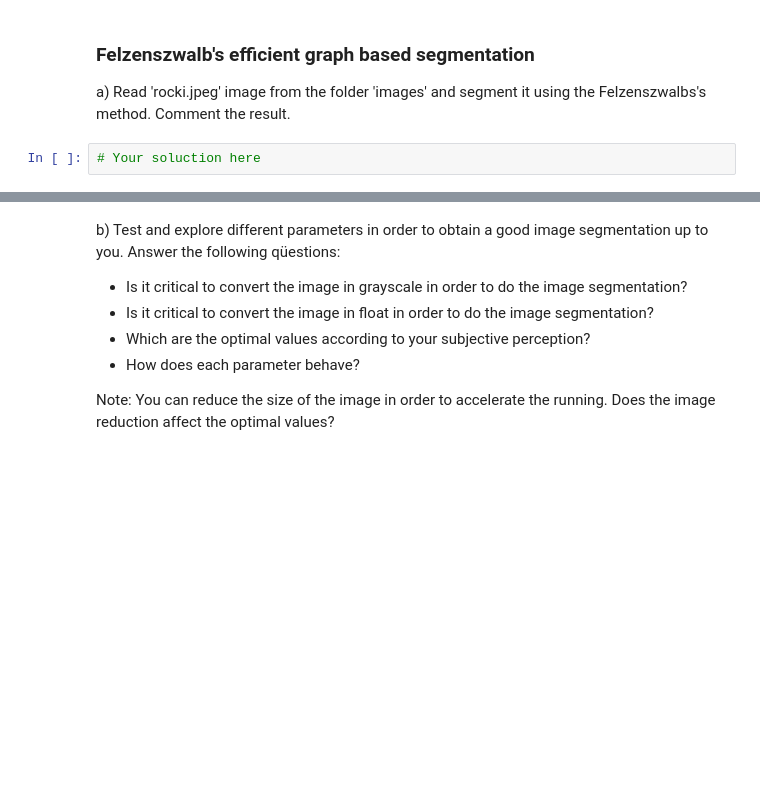
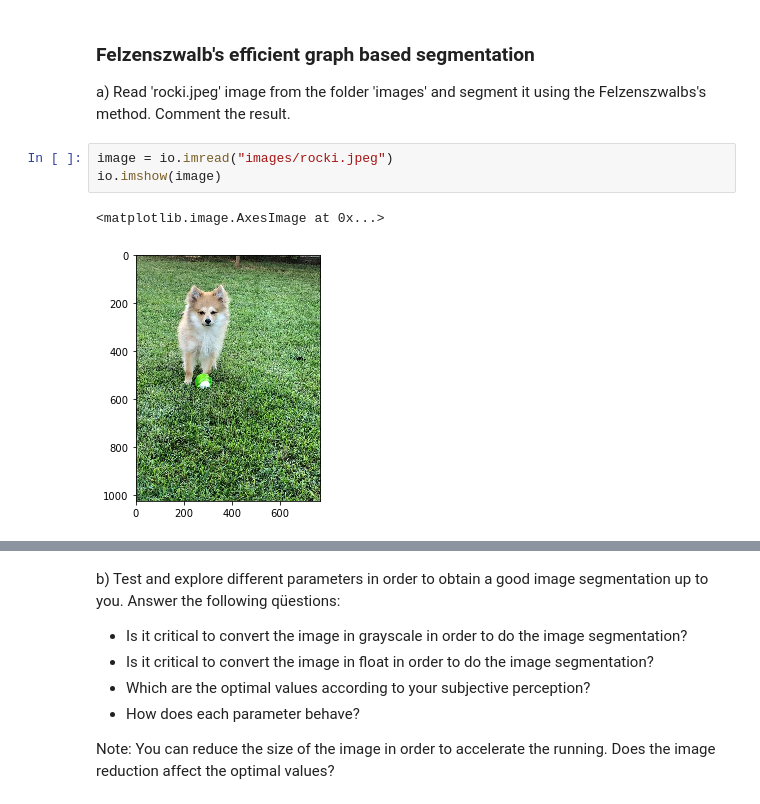
Before and after one commit to PauSolerValades/VA, a Jupyter notebook: Practica3/p3_2ndPart/p3_2nd_part.ipynb, the cells around one changed output, grey strips where cells are left out. Cells and saved outputs as stored; diff of their text form; blank space fills up the shorter version.

```diff
--- a/Practica3/p3_2ndPart/p3_2nd_part.ipynb
+++ b/Practica3/p3_2ndPart/p3_2nd_part.ipynb
@@ -56,5 +85,9 @@ Apply the image segmentation methods (Felzenswhalbs, Slic and Quickshift) based
 ### Felzenszwalb's efficient graph based segmentation
 
 a) Read 'rocki.jpeg' image from the folder 'images' and segment it using the Felzenszwalbs's method. Comment the result.
-# %%
-# Your soluction here
+# %%
+image = io.imread("images/rocki.jpeg")
+io.imshow(image)
+# %% [output]
+<matplotlib.image.AxesImage at 0x...>
+[figure, added]
```
Also changed, not shown: parts of 14 cells of this notebook.
